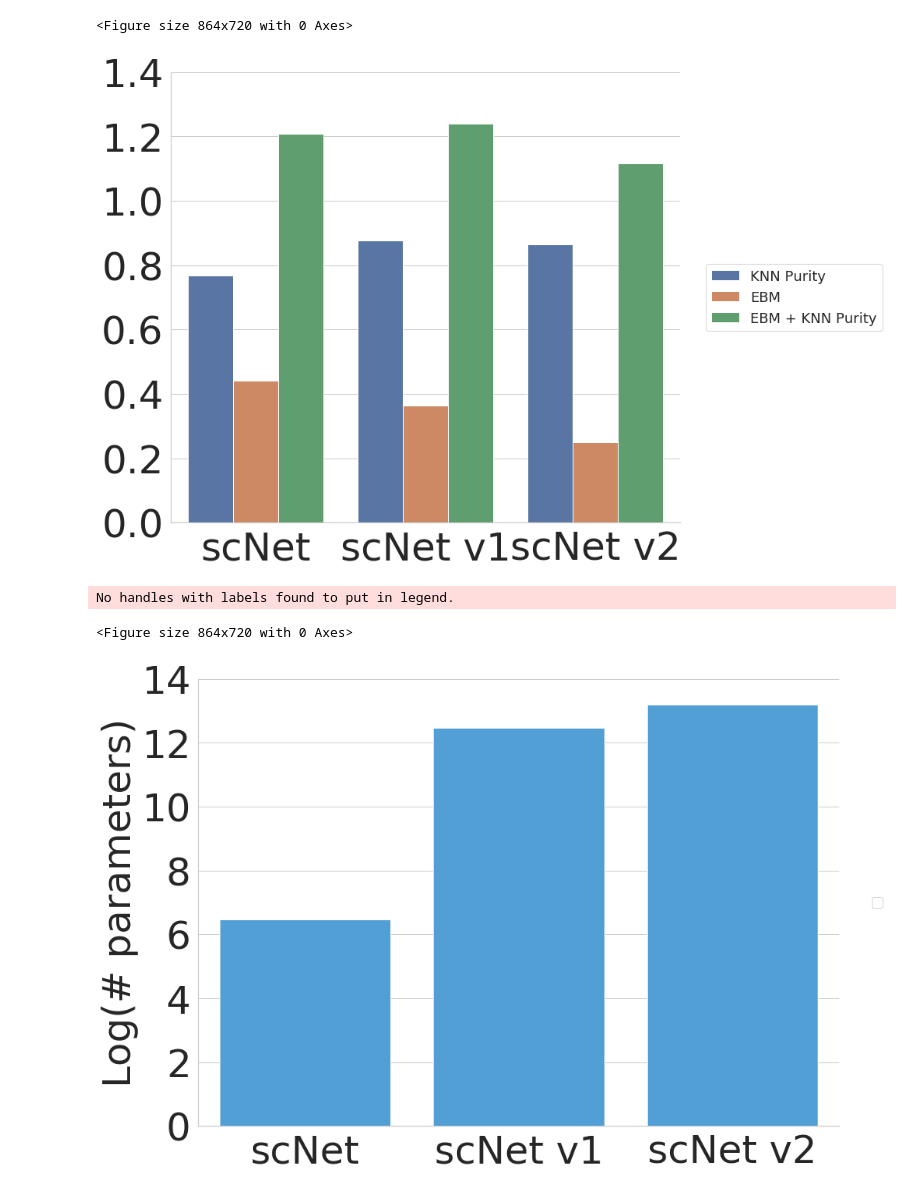
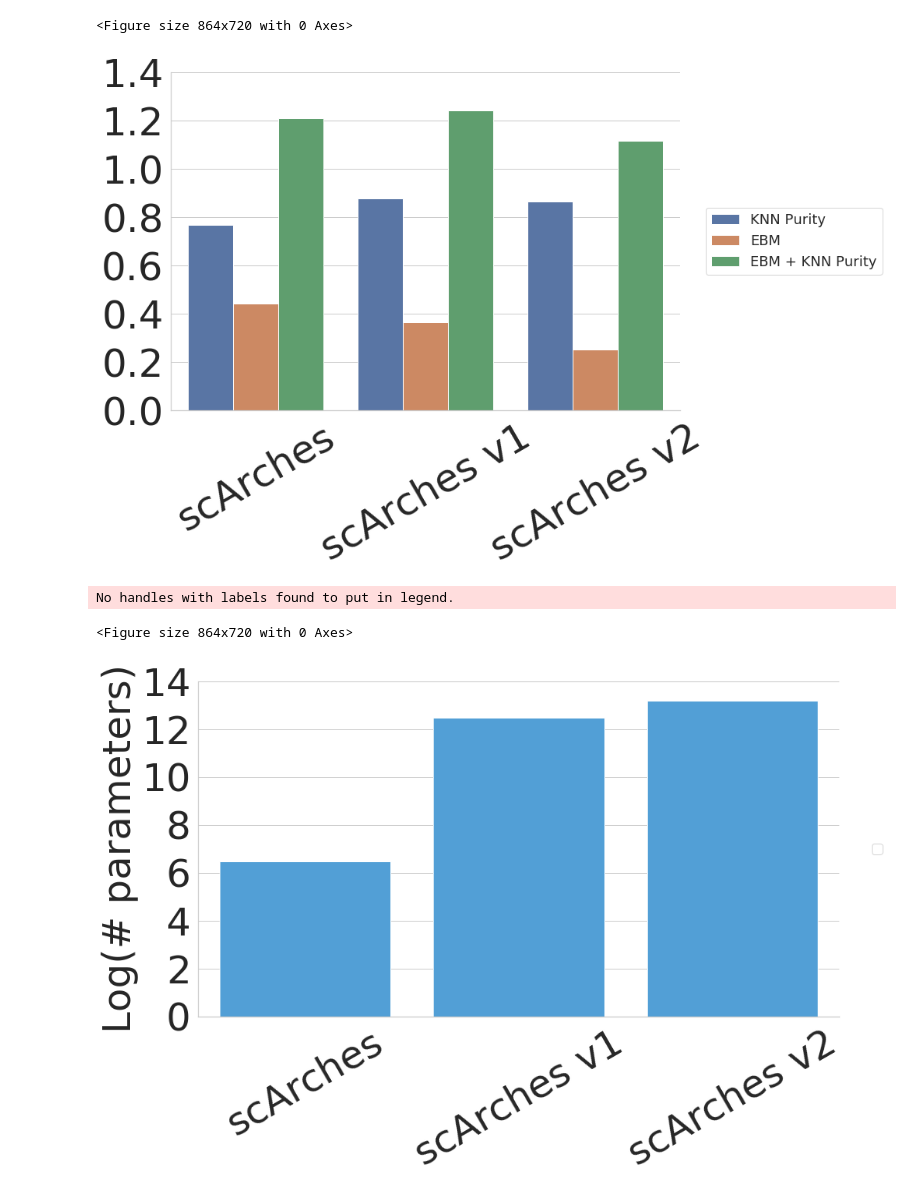
Before and after one commit to theislab/scArches-reproducibility, a Jupyter notebook: notebooks/figures/BrainBarplot.ipynb, the cells around one changed output. Saved outputs shown, nothing was run; the diff lists cells and outputs as text; code cells hidden in the pictures.

```diff
--- a/notebooks/figures/BrainBarplot.ipynb
+++ b/notebooks/figures/BrainBarplot.ipynb
@@ -9,9 +9,9 @@ import matplotlib
 from matplotlib import pyplot as plt
 # %%
 df = pd.DataFrame(columns=['model', 'log_n_params', 'KNN Purity', 'EBM'])
-df = df.append({"model": "scNet", 'log_n_params': np.log(640), 'KNN Purity': 0.766430, 'EBM': 0.441027}, ignore_index=True)
-df = df.append({"model": "scNet v1", 'log_n_params': np.log(256960), 'KNN Purity': 0.875536, 'EBM': 0.364416}, ignore_index=True)
-df = df.append({"model": "scNet v2", 'log_n_params': np.log(535780), 'KNN Purity': 0.864924, 'EBM': 0.250626}, ignore_index=True)
+df = df.append({"model": "scArches", 'log_n_params': np.log(640), 'KNN Purity': 0.766430, 'EBM': 0.441027}, ignore_index=True)
+df = df.append({"model": "scArches v1", 'log_n_params': np.log(256960), 'KNN Purity': 0.875536, 'EBM': 0.364416}, ignore_index=True)
+df = df.append({"model": "scArches v2", 'log_n_params': np.log(535780), 'KNN Purity': 0.864924, 'EBM': 0.250626}, ignore_index=True)
 df['EBM + KNN Purity'] = df['EBM'] + df['KNN Purity']
 df
 # %% [output]
@@ -50,28 +50,29 @@ g = sns.catplot(x="model", y="value", hue="type", kind="bar",
 plt.xlabel('', fontsize=22)
 plt.ylabel("", fontsize=22)
 plt.yticks(np.arange(0, 1.6, 0.2))
-plt.xticks(rotation=0)
+plt.xticks(rotation=30)
 plt.legend(bbox_to_anchor=(1.05,0.5), borderaxespad=0, loc='center left', prop={'size': 18})
 plt.tight_layout()
 plt.savefig(f"./results/big_mouse_brain_metrics.pdf", dpi=300)
 plt.show()
 # %% [output]
 <Figure size 864x720 with 0 Axes>
-[figure, old version]
+[figure, new version]
 # %%
 plt.close("all")
 plt.figure(figsize=(12, 10))
 g = sns.catplot(x="model", y="log_n_params",  kind="bar",
                 data=df, legend=False, color=sns.color_palette('husl', 3)[2],
                 height=10, aspect=1.5)
 plt.xlabel('', fontsize=22)
 plt.ylabel("Log(# parameters)", fontsize=50)
 plt.yticks(np.arange(0, 16, 2))
+plt.xticks(rotation=30)
 plt.legend(bbox_to_anchor=(1.05,0.5), borderaxespad=0, loc='center left', prop={'size': 18})
 plt.tight_layout()
 plt.savefig(f"./results/big_mouse_brain_parameters.pdf", dpi=300)
 plt.show()
 # %% [output]
 No handles with labels found to put in legend.
 <Figure size 864x720 with 0 Axes>
-[figure, old version]
+[figure, new version]
```
Also changed, not shown: parts of 2 cells of this notebook, 11 other files.
